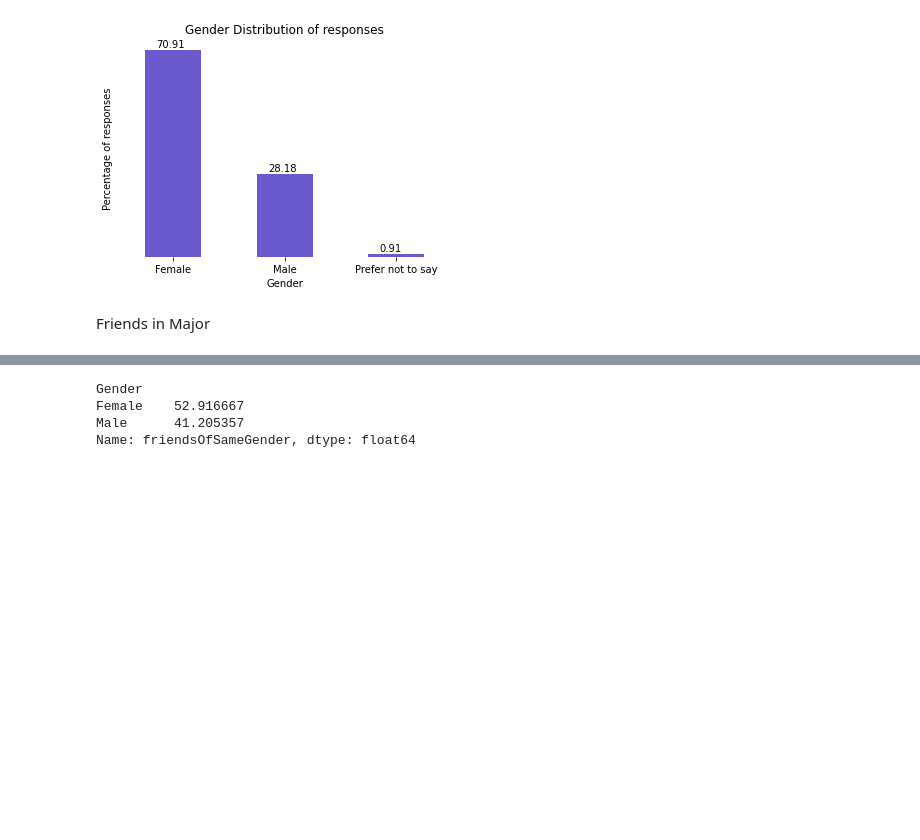
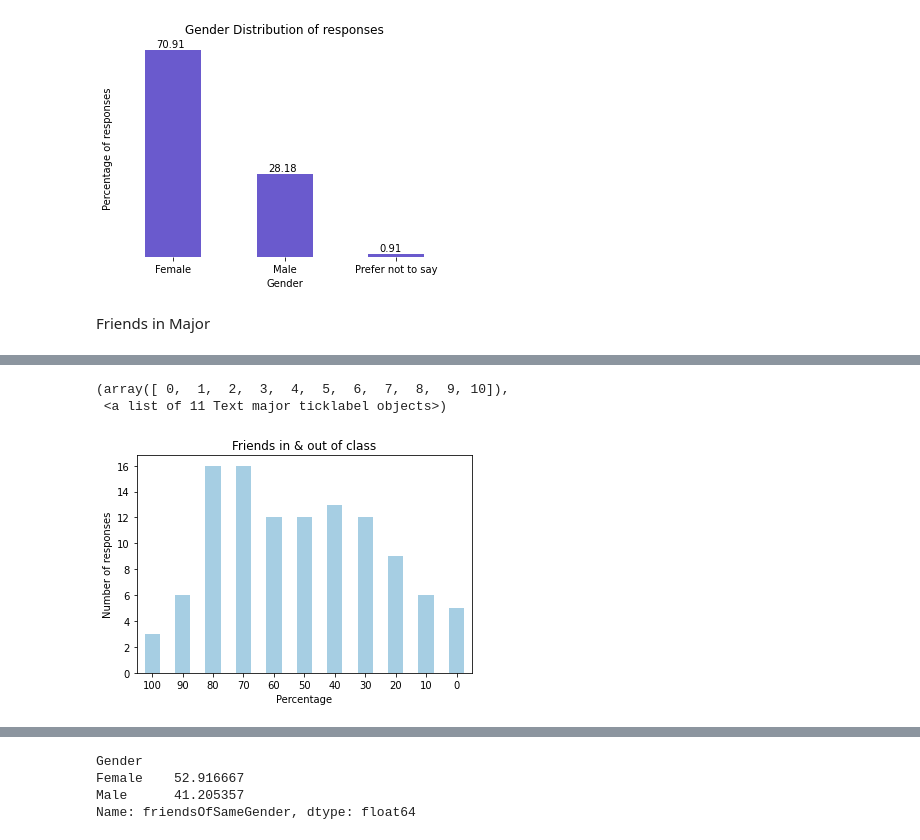
Before and after one commit to AliShujjat/NetworksReportAnalytics, a Jupyter notebook: NetworksReportAnalytics.ipynb, the cells around one changed output, grey strips where cells are left out. Saved outputs shown, nothing was run; the diff lists cells and outputs as text; code cells hidden in the pictures; blank space fills up the shorter version.

```diff
--- a/NetworksReportAnalytics.ipynb
+++ b/NetworksReportAnalytics.ipynb
@@ -197,2 +192,2 @@ plt.xticks(rotation=0)
 # %%
-df3 = df['friendsInAndOutOfClass'].value_counts().sort_index(ascending=False)
+df3 = df.['friendsInAndOutOfClass'].value_counts().sort_index(ascending=False)
@@ -203,0 +198,11 @@ df3.plot(kind='bar', colormap='Paired')
+# %%
+df3.plot(kind='bar', colormap='Paired')
+
+plt.title('Friends in & out of class')
+plt.xlabel('Percentage')
+plt.ylabel('Number of responses')
+plt.xticks(rotation=0)
+# %% [output]
+(array([ 0,  1,  2,  3,  4,  5,  6,  7,  8,  9, 10]),
+ <a list of 11 Text major ticklabel objects>)
+[figure, added]
```
Also changed, not shown: parts of 10 cells of this notebook.
